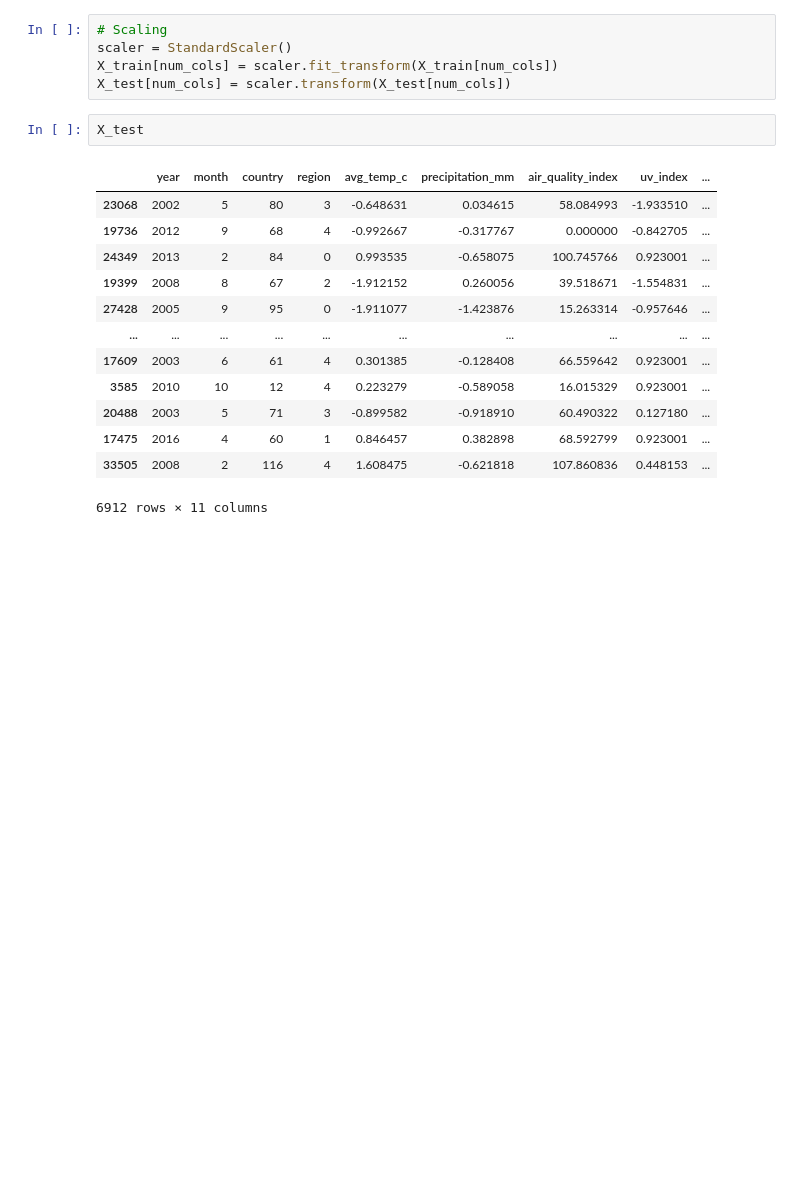
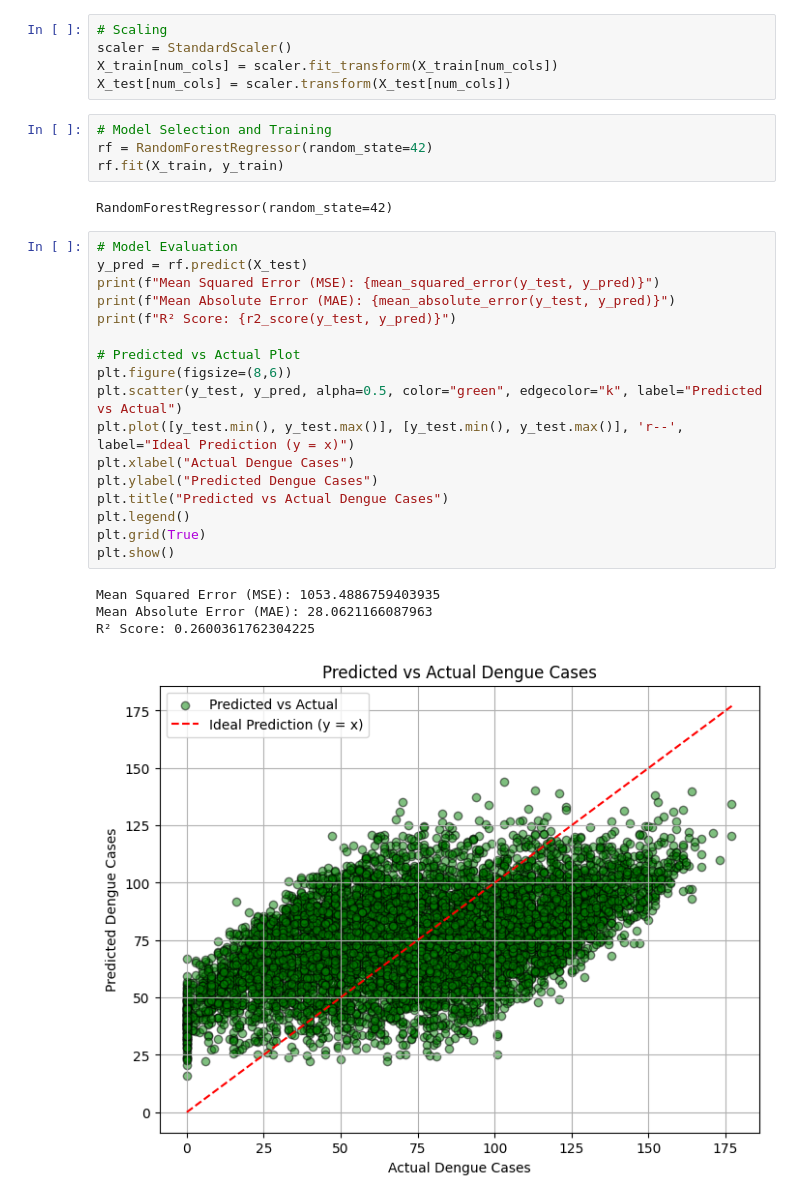
Before and after one commit to Seemant-10/Climate-Driven-Disease-Outbreak-Prediction, a Jupyter notebook: sourceCodeFiles/main.ipynb, the cells around one changed output. Drawn from its saved outputs; the diff is of its cells as text; blank space fills up the shorter version.

```diff
--- a/sourceCodeFiles/main.ipynb
+++ b/sourceCodeFiles/main.ipynb
@@ -166,19 +169,31 @@ X_train, X_test, y_train, y_test = train_test_split(X, y, test_size=0.2, random_
 scaler = StandardScaler()
 X_train[num_cols] = scaler.fit_transform(X_train[num_cols])
 X_test[num_cols] = scaler.transform(X_test[num_cols])
-# %%
-X_test
-# %% [output]
-|  | year | month | country | region | avg_temp_c | precipitation_mm | air_quality_index | uv_index | ... |
-| 23068 | 2002 | 5 | 80 | 3 | -0.648631 | 0.034615 | 58.084993 | -1.933510 | ... |
-| 19736 | 2012 | 9 | 68 | 4 | -0.992667 | -0.317767 | 0.000000 | -0.842705 | ... |
-| 24349 | 2013 | 2 | 84 | 0 | 0.993535 | -0.658075 | 100.745766 | 0.923001 | ... |
-| 19399 | 2008 | 8 | 67 | 2 | -1.912152 | 0.260056 | 39.518671 | -1.554831 | ... |
-| 27428 | 2005 | 9 | 95 | 0 | -1.911077 | -1.423876 | 15.263314 | -0.957646 | ... |
-| ... | ... | ... | ... | ... | ... | ... | ... | ... | ... |
-| 17609 | 2003 | 6 | 61 | 4 | 0.301385 | -0.128408 | 66.559642 | 0.923001 | ... |
-| 3585 | 2010 | 10 | 12 | 4 | 0.223279 | -0.589058 | 16.015329 | 0.923001 | ... |
-| 20488 | 2003 | 5 | 71 | 3 | -0.899582 | -0.918910 | 60.490322 | 0.127180 | ... |
-| 17475 | 2016 | 4 | 60 | 1 | 0.846457 | 0.382898 | 68.592799 | 0.923001 | ... |
-| 33505 | 2008 | 2 | 116 | 4 | 1.608475 | -0.621818 | 107.860836 | 0.448153 | ... |
-6912 rows × 11 columns
+# %%
+# Model Selection and Training
+rf = RandomForestRegressor(random_state=42)
+rf.fit(X_train, y_train)
+# %% [output]
+RandomForestRegressor(random_state=42)
+# %%
+# Model Evaluation
+y_pred = rf.predict(X_test)
+print(f"Mean Squared Error (MSE): {mean_squared_error(y_test, y_pred)}")
+print(f"Mean Absolute Error (MAE): {mean_absolute_error(y_test, y_pred)}")
+print(f"R² Score: {r2_score(y_test, y_pred)}")
+
+# Predicted vs Actual Plot
+plt.figure(figsize=(8,6))
+plt.scatter(y_test, y_pred, alpha=0.5, color="green", edgecolor="k", label="Predicted vs Actual")
+plt.plot([y_test.min(), y_test.max()], [y_test.min(), y_test.max()], 'r--', label="Ideal Prediction (y = x)")
+plt.xlabel("Actual Dengue Cases")
+plt.ylabel("Predicted Dengue Cases")
+plt.title("Predicted vs Actual Dengue Cases")
+plt.legend()
+plt.grid(True)
+plt.show()
+# %% [output]
+Mean Squared Error (MSE): 1053.4886759403935
+Mean Absolute Error (MAE): 28.0621166087963
+R² Score: 0.2600361762304225
+[figure, added]
```
Also changed, not shown: parts of 4 cells of this notebook, 3 other files.
